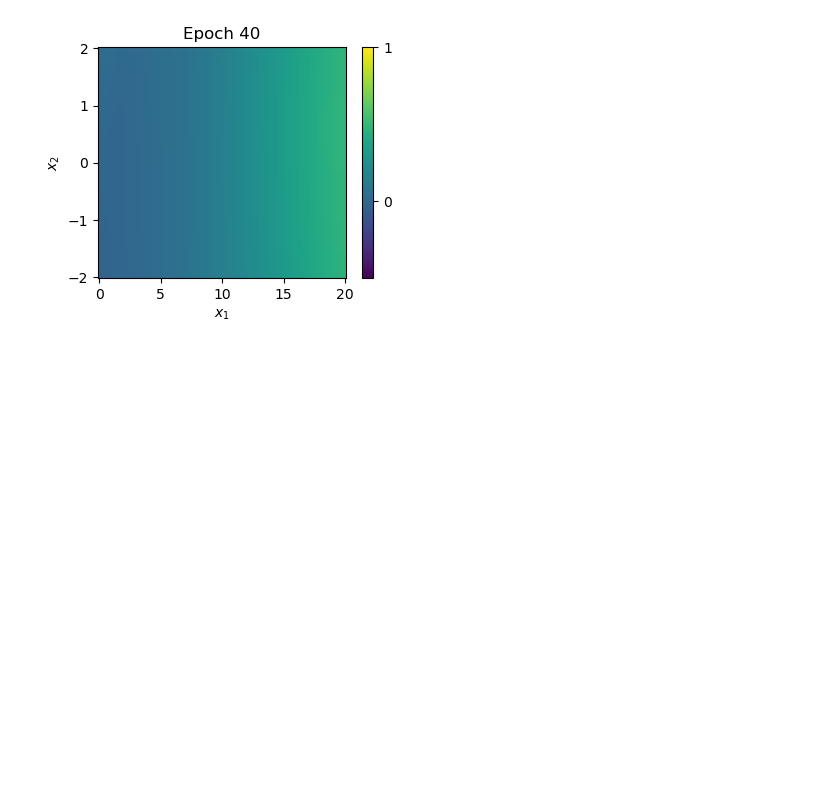
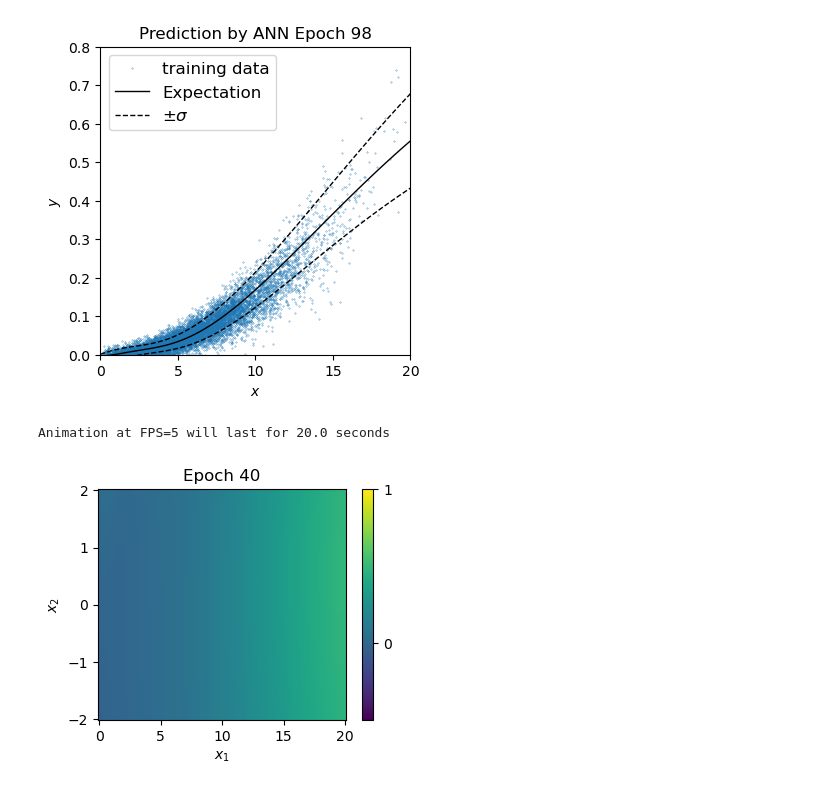
Before and after one commit to jiarong-wu/mlflux, a Jupyter notebook: notebooks/regression/ANN_synthetic.ipynb, the cells around one changed output. Saved outputs shown, nothing was run; the diff lists cells and outputs as text; code cells hidden in the pictures; blank space fills up the shorter version.

```diff
--- a/notebooks/regression/ANN_synthetic.ipynb
+++ b/notebooks/regression/ANN_synthetic.ipynb
@@ -222,6 +188,37 @@ def plot_epoch(epoch=10, xaxis=1):
     plt.ylabel('$y$')
     plt.legend(loc='upper left', fontsize=12)
     plt.title('Prediction by ANN')
+# %%
+def plot_epoch_1D(epoch=10):
+
+    plt.figure(figsize=(4,4))
+    plt.plot(dataset.X[:], dataset.Y[:], '.', markersize=0.5, label='training data')
+
+    mean = log_var['mean'][epoch]
+    std = np.sqrt(log_var['var'][epoch])
+
+    mean_aver = mean; std_aver = std
+    xplot = dataset.X_uniform
+
+    plt.plot(xplot,mean_aver,'-', lw=1, color='k', label='Expectation')
+    plt.plot(xplot,mean_aver-std_aver,'--', lw=1, color='k', label='$\pm \sigma$')
+    plt.plot(xplot,mean_aver+std_aver,'--', lw=1, color='k')
+
+    plt.xlim([0,20])
+    plt.xticks([0,5,10,15,20])
+    plt.ylim([0,0.8])
+    plt.xlabel('$x$')
+    plt.ylabel('$y$')
+    plt.legend(loc='upper left', fontsize=12)
+    plt.title('Prediction by ANN Epoch %g' %epoch)
+# %%
+plot_epoch_1D(98)
+# %% [output]
+[figure, added]
+# %%
+create_animation(plot_epoch_1D, idx=np.arange(0,100,1), filename='figures/momentum_1D_Batch100_scheduler.gif', FPS=5)
+# %% [output]
+Animation at FPS=5 will last for 20.0 seconds
 # %%
 def plot_epoch_map(epoch=10):
     ''' Input:
```
Also changed, not shown: parts of 13 cells of this notebook, 9 other files.
